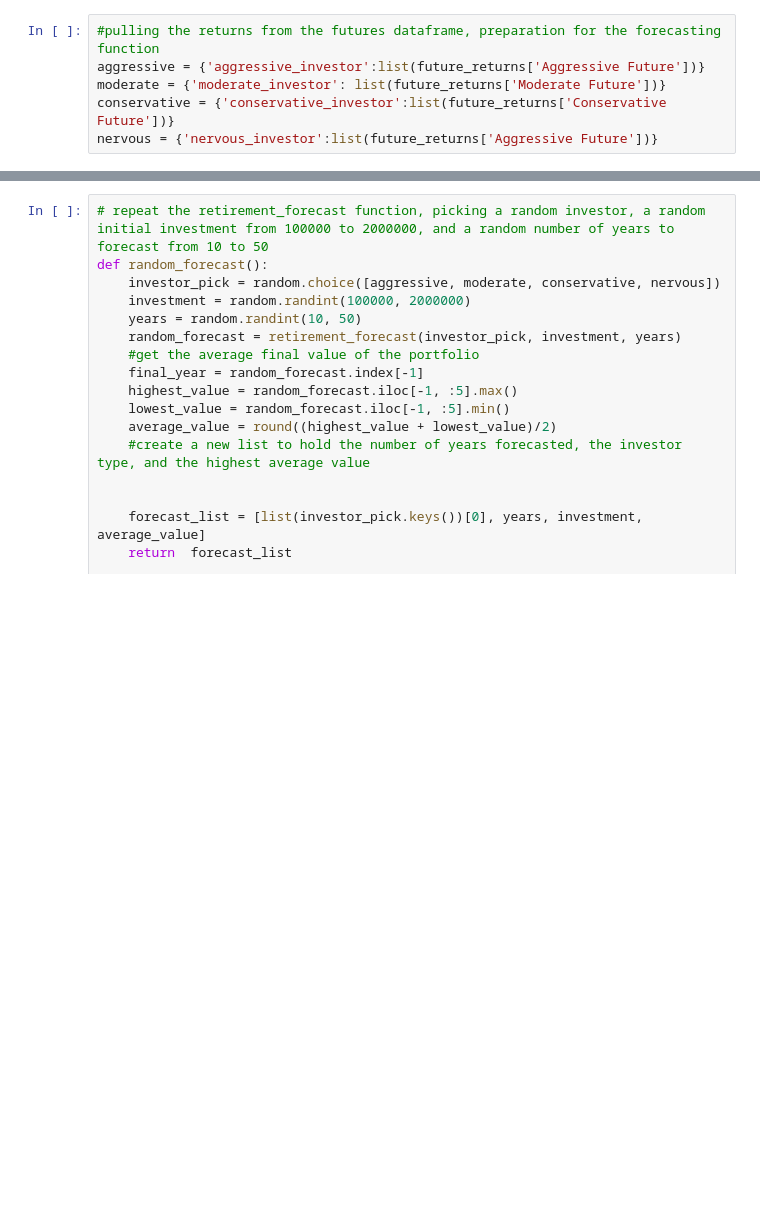
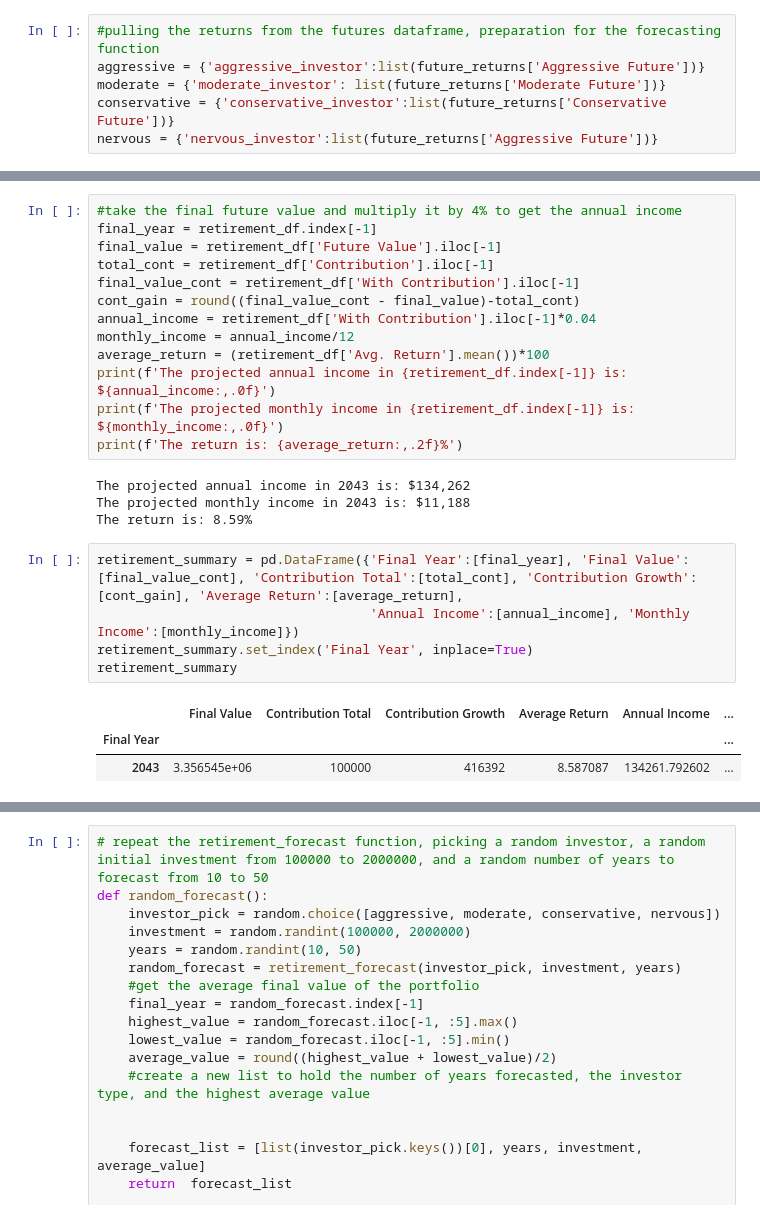
Before and after one commit to BotanicalAmy/Retirement-Forecaster, a Jupyter notebook: Retirement_Simulator.ipynb, the cells around one changed output, grey strips where cells are left out. Cells and saved outputs as stored; diff of their text form; blank space fills up the shorter version.

```diff
--- a/Retirement_Simulator.ipynb
+++ b/Retirement_Simulator.ipynb
@@ -296,0 +397,26 @@ The average return rate for the portfolio is: 7.57%
+# %%
+#take the final future value and multiply it by 4% to get the annual income
+final_year = retirement_df.index[-1]
+final_value = retirement_df['Future Value'].iloc[-1]
+total_cont = retirement_df['Contribution'].iloc[-1]
+final_value_cont = retirement_df['With Contribution'].iloc[-1]
+cont_gain = round((final_value_cont - final_value)-total_cont)
+annual_income = retirement_df['With Contribution'].iloc[-1]*0.04
+monthly_income = annual_income/12
+average_return = (retirement_df['Avg. Return'].mean())*100
+print(f'The projected annual income in {retirement_df.index[-1]} is: ${annual_income:,.0f}')
+print(f'The projected monthly income in {retirement_df.index[-1]} is: ${monthly_income:,.0f}')
+print(f'The return is: {average_return:,.2f}%')
+# %% [output]
+The projected annual income in 2043 is: $134,262
+The projected monthly income in 2043 is: $11,188
+The return is: 8.59%
+# %%
+retirement_summary = pd.DataFrame({'Final Year':[final_year], 'Final Value':[final_value_cont], 'Contribution Total':[total_cont], 'Contribution Growth':[cont_gain], 'Average Return':[average_return],
+                                   'Annual Income':[annual_income], 'Monthly Income':[monthly_income]})
+retirement_summary.set_index('Final Year', inplace=True)
+retirement_summary
+# %% [output]
+|  | Final Value | Contribution Total | Contribution Growth | Average Return | Annual Income | ... |
+| Final Year |  |  |  |  |  | ... |
+| 2043 | 3.356545e+06 | 100000 | 416392 | 8.587087 | 134261.792602 | ... |
```
Also changed, not shown: parts of 11 cells of this notebook, 2 other files.
